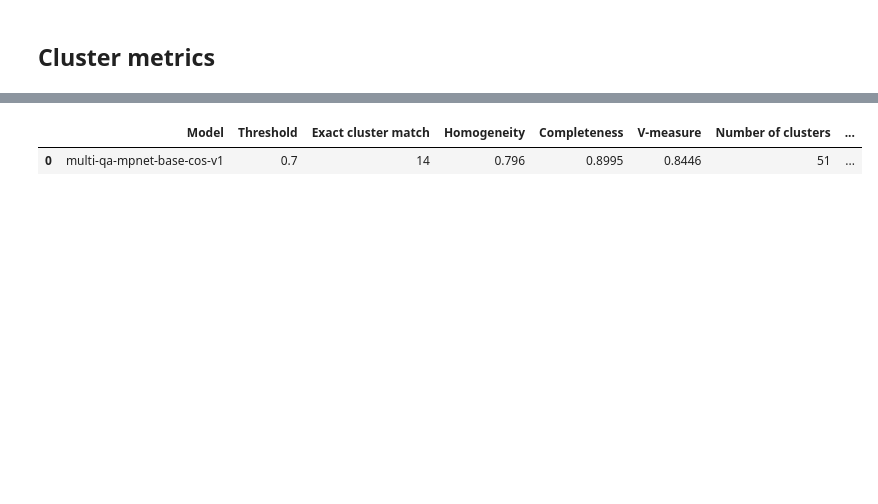
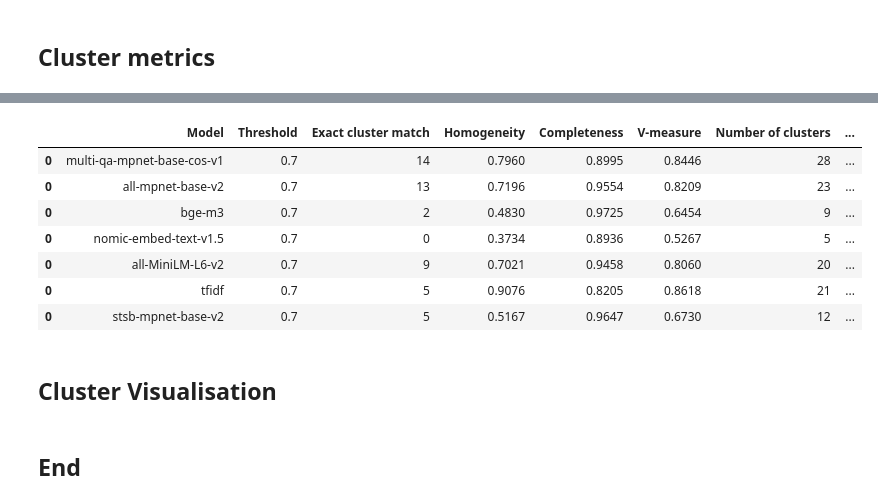
Before and after one commit to Synapxe-DNA/healthhub-content-optimization, a Jupyter notebook: content-optimization/notebooks/cluster_evaluation.ipynb, the cells around one changed output, grey strips where cells are left out. Saved outputs shown, nothing was run; the diff lists cells and outputs as text; code cells hidden in the pictures; blank space fills up the shorter version.

```diff
--- a/content-optimization/notebooks/cluster_evaluation.ipynb
+++ b/content-optimization/notebooks/cluster_evaluation.ipynb
@@ -18,7 +19,7 @@ from sklearn.metrics import completeness_score, homogeneity_score, v_measure_sco
 load_dotenv(r"..\conf\local\.env")
 # %%
 # Parameters
-MODEL_NAME: str = "multi-qa-mpnet-base-cos-v1"
+MODEL_NAME: str = "stsb-mpnet-base-v2"
 CONTRIBUTOR: str = "Health Promotion Board"
 
 # specify content_category. input 'all' if running across all categories
@@ -46,14 +47,23 @@ INPUT_EMBEDDING_NEO4J_PATH = os.path.join(
     f"{CONTENT_CATEGORY}_{MODEL_NAME}_embeddings_neo4j.pkl",
 )
 
-# Cluster metrics output
+OUTPUT_PREDICTED_CLUSTER_PATH = os.path.join(
+    DATA_FOLDER_PATH,
+    f"{CONTENT_CATEGORY}__{MODEL_NAME}_predicted_clusters.csv",
+)
+
 OUTPUT_CLUSTER_METRICS_PATH = os.path.join(
-    "..",
-    "data",
-    "07_model_output",
-    f"{CONTENT_CATEGORY}",
+    DATA_FOLDER_PATH,
     f"{CONTENT_CATEGORY}_compiled_model_variation_metrics.csv",
 )
+
+NEO4J_FOLDER_PATH = os.path.join(
+    DATA_FOLDER_PATH,
+    "neo4j",
+)
+
+if not os.path.exists(NEO4J_FOLDER_PATH):
+    os.makedirs(NEO4J_FOLDER_PATH)
 # %% [markdown]
 ## Load files
 # %%
@@ -290,7 +294,8 @@ with GraphDatabase.driver(**NEO4J) as driver:
                              {position: line: 1, column: 1, offset: 0} for query: "CALL
                              gds.graph.drop('articleGraph')"
 # %%
-pred_cluster_df = pd.DataFrame(pred_cluster, columns=["id", "title", "pred_cluster"])
+pred_cluster_df = pd.DataFrame(pred_cluster, columns=["id", "title", "url","pred_cluster"])
+pred_cluster_df.to_csv(OUTPUT_PREDICTED_CLUSTER_PATH)
 
 cluster_article_count = pd.DataFrame(
     articles_count, columns=["pred_cluster_number", "article_count"]
@@ -347,7 +352,7 @@ min_count = cluster_article_count[cluster_article_count["article_count"] > 1][
     "article_count"
 ].min()
 max_count = cluster_article_count["article_count"].max()
-num_clusters = len(cluster_article_count)
+num_clusters = (cluster_article_count["article_count"] != 1).sum()
 unclustered_count = (cluster_article_count["article_count"] == 1).sum()
 
 exact_match = get_exact_match(results_df)
@@ -370,13 +375,21 @@ data = pd.DataFrame(
 # %%
 if os.path.exists(OUTPUT_CLUSTER_METRICS_PATH):
     metrics_df = pd.read_csv(OUTPUT_CLUSTER_METRICS_PATH, index_col=0)
 else:
     metrics_df = pd.DataFrame()
 
-metrics_df = pd.concat([metrics_df, data], axis=1)
-metrics_df.to_csv(OUTPUT_CLUSTER_METRICS_PATH, index=False)
+metrics_df = pd.concat([metrics_df, data], axis=0)
+metrics_df.to_csv(OUTPUT_CLUSTER_METRICS_PATH)
 metrics_df
 # %% [output]
 [interactive output not drawn]
 |  | Model | Threshold | Exact cluster match | Homogeneity | Completeness | V-measure | Number of clusters | ... |
-| 0 | multi-qa-mpnet-base-cos-v1 | 0.7 | 14 | 0.796 | 0.8995 | 0.8446 | 51 | ... |
+| 0 | multi-qa-mpnet-base-cos-v1 | 0.7 | 14 | 0.7960 | 0.8995 | 0.8446 | 28 | ... |
+| 0 | all-mpnet-base-v2 | 0.7 | 13 | 0.7196 | 0.9554 | 0.8209 | 23 | ... |
+| 0 | bge-m3 | 0.7 | 2 | 0.4830 | 0.9725 | 0.6454 | 9 | ... |
+| 0 | nomic-embed-text-v1.5 | 0.7 | 0 | 0.3734 | 0.8936 | 0.5267 | 5 | ... |
+| 0 | all-MiniLM-L6-v2 | 0.7 | 9 | 0.7021 | 0.9458 | 0.8060 | 20 | ... |
+| 0 | tfidf | 0.7 | 5 | 0.9076 | 0.8205 | 0.8618 | 21 | ... |
+| 0 | stsb-mpnet-base-v2 | 0.7 | 5 | 0.5167 | 0.9647 | 0.6730 | 12 | ... |
+# %% [markdown]
+## Cluster Visualisation
@@ -382,0 +432,2 @@ metrics_df
+# %% [markdown]
+## End
```
Also changed, not shown: parts of 9 cells of this notebook, 1 other file.
